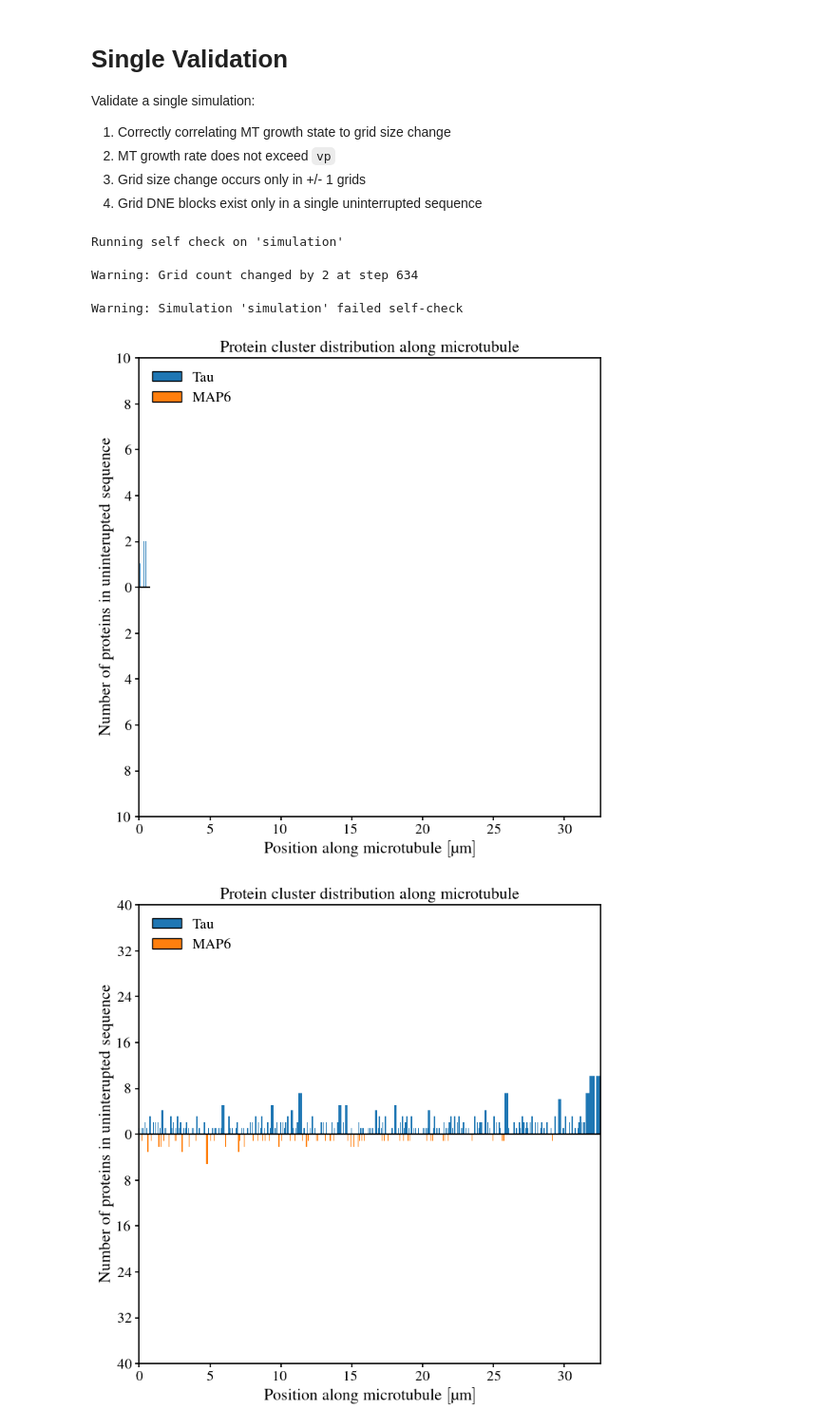
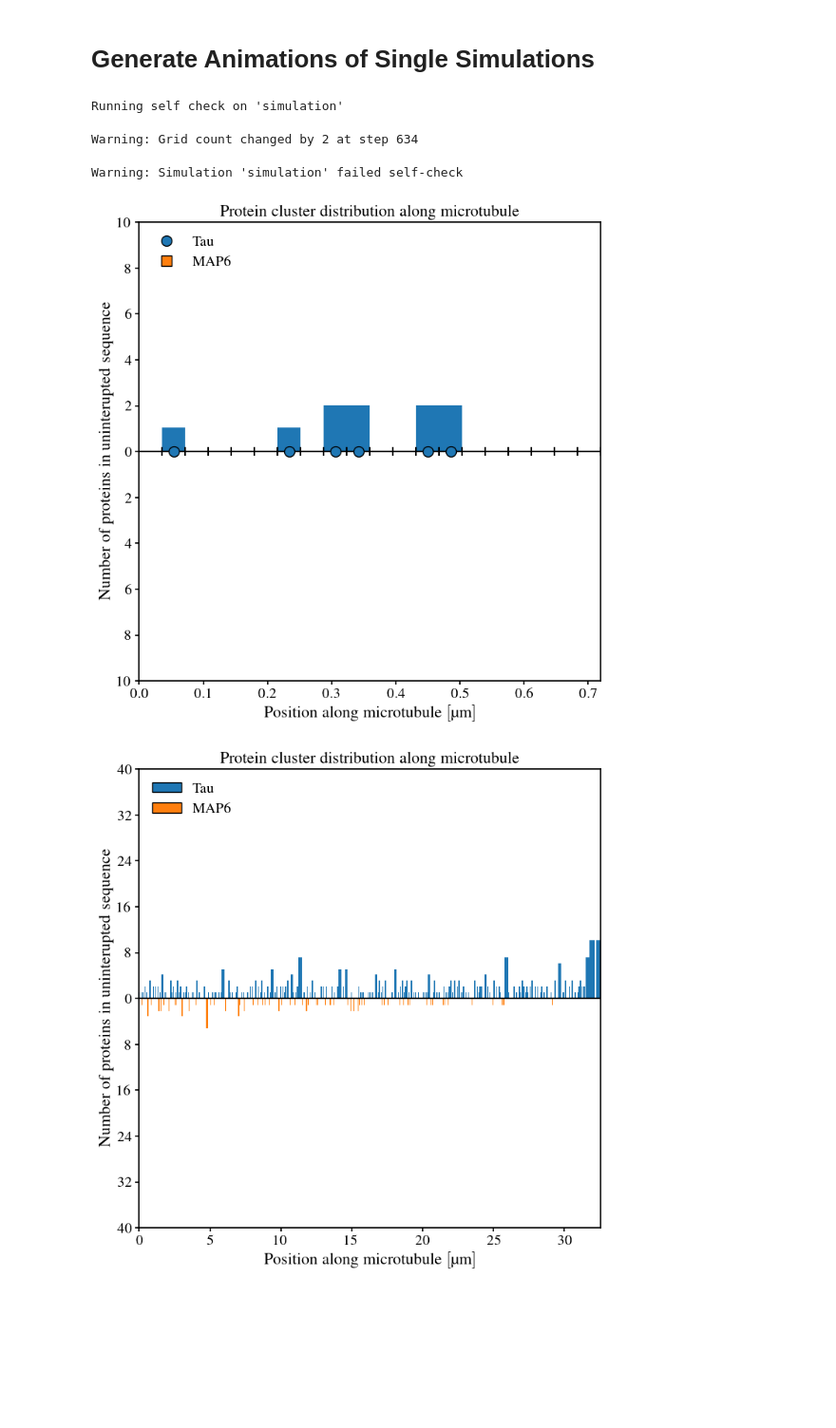
Before and after one commit to CWU-Computational-Biophysics/tau_mts, a Jupyter notebook: sim_animation.ipynb, the cells around one changed output. Shown at 95% size. Saved outputs shown, nothing was run; the diff lists cells and outputs as text; code cells hidden in the pictures; blank space fills up the shorter version.

```diff
--- a/single_validation.ipynb
+++ b/sim_animation.ipynb
@@ -1,11 +1,5 @@
-# %% [markdown]
-# Single Validation
-
-Validate a single simulation:
-1. Correctly correlating MT growth state to grid size change
-2. MT growth rate does not exceed `vp`
-3. Grid size change occurs only in +/- 1 grids
-4. Grid DNE blocks exist only in a single uninterrupted sequence
+# %% [markdown]
+# Generate Animations of Single Simulations
 # %%
 # imports
 from pathlib import Path
@@ -16,19 +10,34 @@ from simulation import Simulation
 
 
 # set plotting style
-plt.style.use(["default", "biophysics.mplstyle"])
+plt.style.use(['default', 'biophysics.mplstyle'])
+
+# define figure and animation save directory
+fig_dir = Path('figures/single_sim_plots')
+fig_dir.mkdir(parents=True, exist_ok=True)
+anim_dir = Path('animations/')
+anim_dir.mkdir(parents=True, exist_ok=True)
 
 # import simulation data to the Simulation class
-data_file = Path("data/tests/simulation.mat")
-sim = Simulation(data_file)
+sim = Simulation(Path('data/tests/simulation.mat'))
 # %% [output]
 Running self check on 'simulation'
 Warning: Grid count changed by 2 at step 634
 Warning: Simulation 'simulation' failed self-check
 # %%
-# plot sequence
+# plot sequence to check plotting parameters
 fig, ax = plt.subplots()
-sim.plot_sequence_at(step=50, ax=ax)
+sim.plot_sequence_at(
+    step=50,
+    ax=ax,
+    max_len=False,
+    plot_points=True,
+    point_domain_ticks=True,
+)
+
+# save figure
+# fig_file = fig_dir / f"sequence_plot_{sim.get_name()}"
+# fig.savefig(fig_file)
 # %% [output]
-[figure, old version]
+[figure, new version]
 # %%
```
Also changed, not shown: parts of 1 cell of this notebook, 3 other files.
